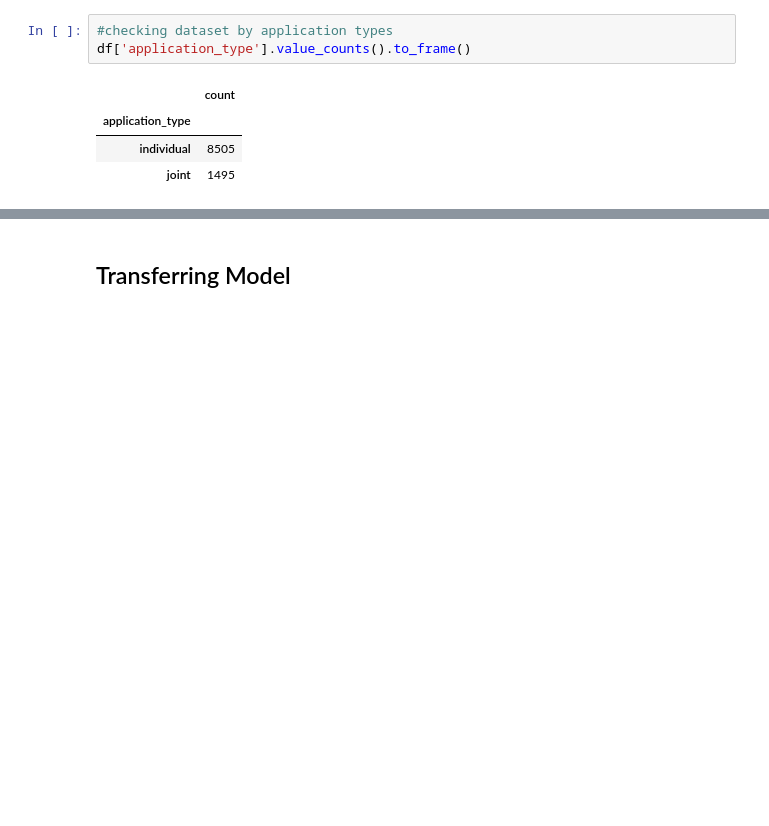
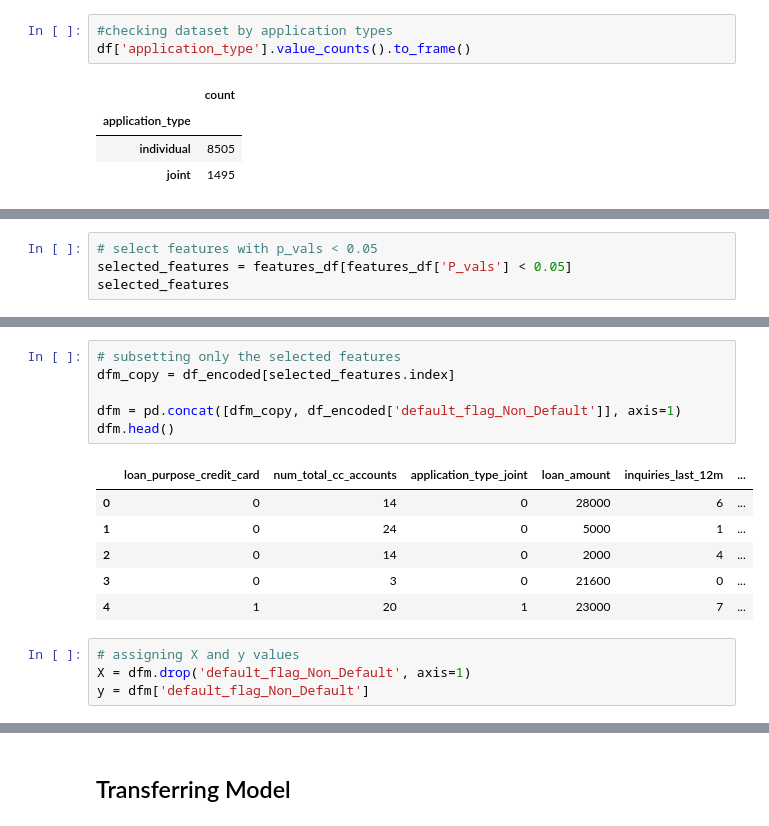
Before and after one commit to licaakwarteng/Credit-Risk-Decision-System, a Jupyter notebook: Credit_risk_decison_system.ipynb, the cells around one changed output, grey strips where cells are left out. Saved outputs shown, nothing was run; the diff lists cells and outputs as text; blank space fills up the shorter version.

```diff
--- a/Credit_risk_decison_system.ipynb
+++ b/Credit_risk_decison_system.ipynb
@@ -759,0 +612,4 @@ LogisticRegression()
+# %%
+# select features with p_vals < 0.05
+selected_features = features_df[features_df['P_vals'] < 0.05]
+selected_features
@@ -759,0 +624,17 @@ LogisticRegression()
+# %%
+# subsetting only the selected features
+dfm_copy = df_encoded[selected_features.index]
+
+dfm = pd.concat([dfm_copy, df_encoded['default_flag_Non_Default']], axis=1)
+dfm.head()
+# %% [output]
+|  | loan_purpose_credit_card | num_total_cc_accounts | application_type_joint | loan_amount | inquiries_last_12m | ... |
+| 0 | 0 | 14 | 0 | 28000 | 6 | ... |
+| 1 | 0 | 24 | 0 | 5000 | 1 | ... |
+| 2 | 0 | 14 | 0 | 2000 | 4 | ... |
+| 3 | 0 | 3 | 0 | 21600 | 0 | ... |
+| 4 | 1 | 20 | 1 | 23000 | 7 | ... |
+# %%
+# assigning X and y values
+X = dfm.drop('default_flag_Non_Default', axis=1)
+y = dfm['default_flag_Non_Default']
```
Also changed, not shown: parts of 85 cells of this notebook, 5 other files.
